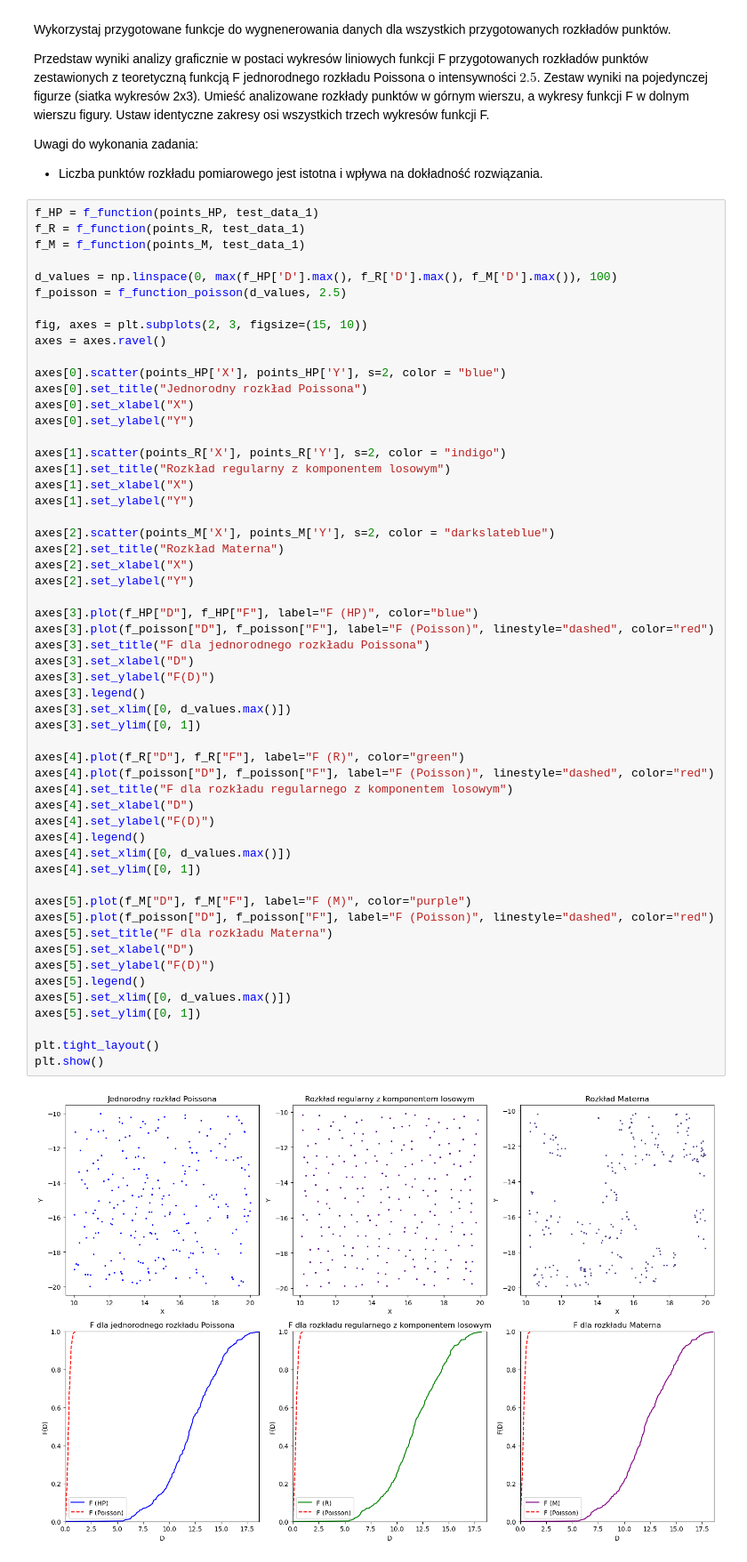
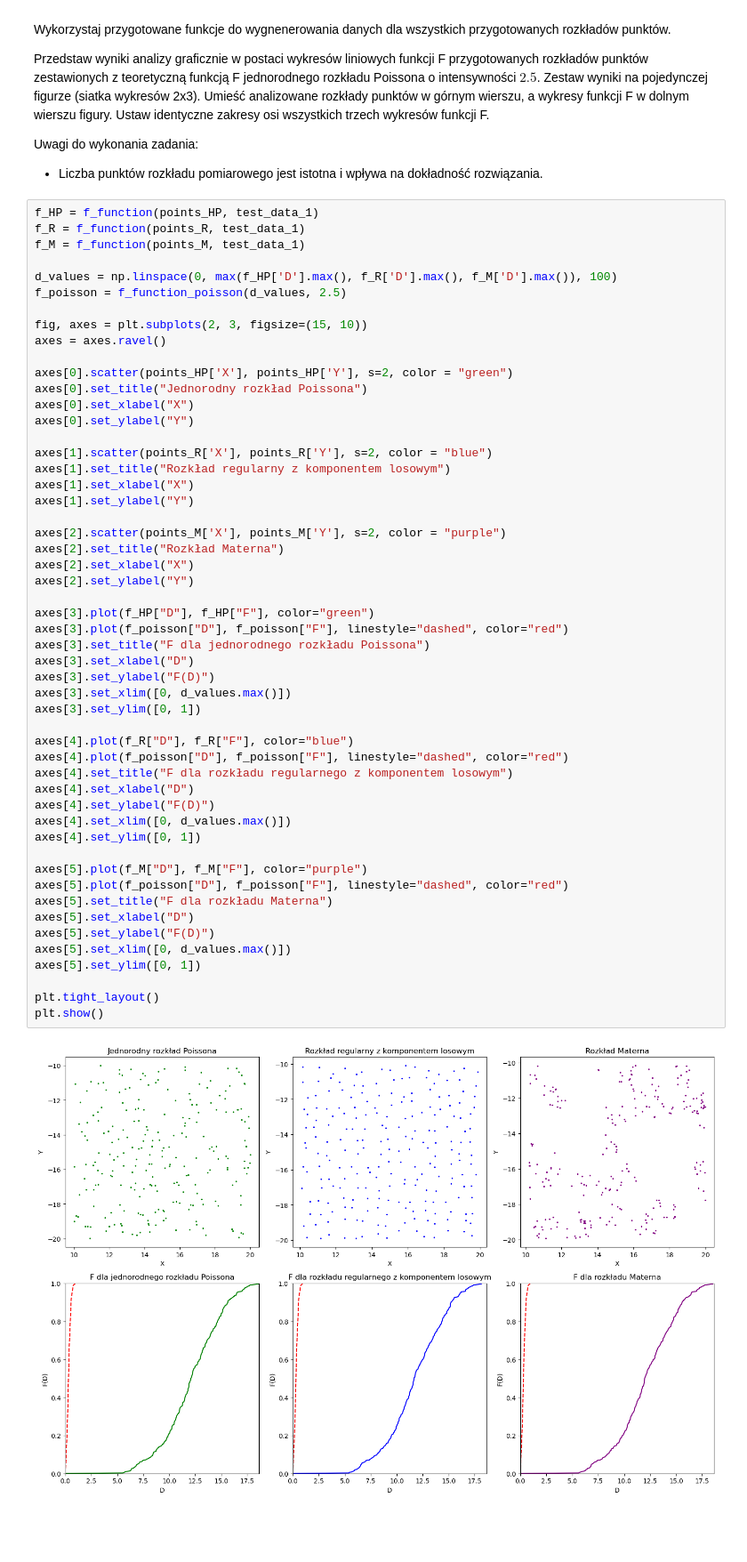
Before and after one commit to ArsBeneMoriendi/analiza_danych_przestrzennych, a Jupyter notebook: ZZ05/ZZ05.ipynb, the cells around one changed output. Shown at 89% size. Cells and saved outputs as stored; diff of their text form; blank space fills up the shorter version.

```diff
--- a/ZZ05/ZZ05.ipynb
+++ b/ZZ05/ZZ05.ipynb
@@ -315,49 +315,46 @@ f_poisson = f_function_poisson(d_values, 2.5)
 fig, axes = plt.subplots(2, 3, figsize=(15, 10))
 axes = axes.ravel()
 
-axes[0].scatter(points_HP['X'], points_HP['Y'], s=2, color = "blue")
+axes[0].scatter(points_HP['X'], points_HP['Y'], s=2, color = "green")
 axes[0].set_title("Jednorodny rozkład Poissona")
 axes[0].set_xlabel("X")
 axes[0].set_ylabel("Y")
 
-axes[1].scatter(points_R['X'], points_R['Y'], s=2, color = "indigo")
+axes[1].scatter(points_R['X'], points_R['Y'], s=2, color = "blue")
 axes[1].set_title("Rozkład regularny z komponentem losowym")
 axes[1].set_xlabel("X")
 axes[1].set_ylabel("Y")
 
-axes[2].scatter(points_M['X'], points_M['Y'], s=2, color = "darkslateblue")
+axes[2].scatter(points_M['X'], points_M['Y'], s=2, color = "purple")
 axes[2].set_title("Rozkład Materna")
 axes[2].set_xlabel("X")
 axes[2].set_ylabel("Y")
 
-axes[3].plot(f_HP["D"], f_HP["F"], label="F (HP)", color="blue")
-axes[3].plot(f_poisson["D"], f_poisson["F"], label="F (Poisson)", linestyle="dashed", color="red")
+axes[3].plot(f_HP["D"], f_HP["F"], color="green")
+axes[3].plot(f_poisson["D"], f_poisson["F"], linestyle="dashed", color="red")
 axes[3].set_title("F dla jednorodnego rozkładu Poissona")
 axes[3].set_xlabel("D")
 axes[3].set_ylabel("F(D)")
-axes[3].legend()
 axes[3].set_xlim([0, d_values.max()])
 axes[3].set_ylim([0, 1])
 
-axes[4].plot(f_R["D"], f_R["F"], label="F (R)", color="green")
-axes[4].plot(f_poisson["D"], f_poisson["F"], label="F (Poisson)", linestyle="dashed", color="red")
+axes[4].plot(f_R["D"], f_R["F"], color="blue")
+axes[4].plot(f_poisson["D"], f_poisson["F"], linestyle="dashed", color="red")
 axes[4].set_title("F dla rozkładu regularnego z komponentem losowym")
 axes[4].set_xlabel("D")
 axes[4].set_ylabel("F(D)")
-axes[4].legend()
 axes[4].set_xlim([0, d_values.max()])
 axes[4].set_ylim([0, 1])
 
-axes[5].plot(f_M["D"], f_M["F"], label="F (M)", color="purple")
-axes[5].plot(f_poisson["D"], f_poisson["F"], label="F (Poisson)", linestyle="dashed", color="red")
+axes[5].plot(f_M["D"], f_M["F"], color="purple")
+axes[5].plot(f_poisson["D"], f_poisson["F"], linestyle="dashed", color="red")
 axes[5].set_title("F dla rozkładu Materna")
 axes[5].set_xlabel("D")
 axes[5].set_ylabel("F(D)")
-axes[5].legend()
 axes[5].set_xlim([0, d_values.max()])
 axes[5].set_ylim([0, 1])
 
 plt.tight_layout()
 plt.show()
 # %% [output]
-[figure, old version]
+[figure, new version]
```
